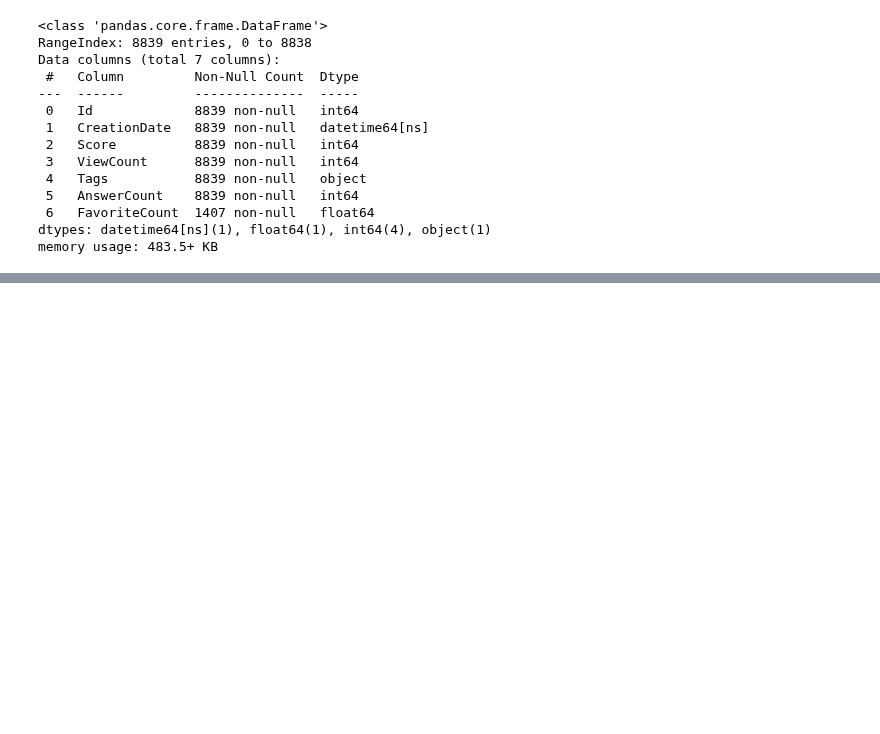
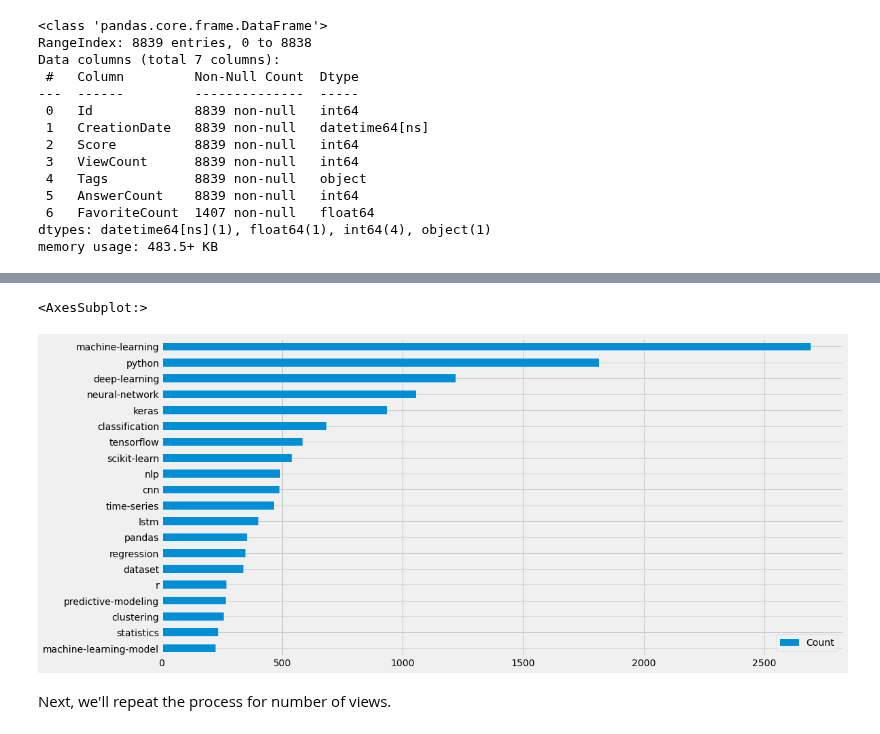
Before and after one commit to branBeckett/data-science-projects, a Jupyter notebook: data-science-questions/data-science-questions.ipynb, the cells around one changed output, grey strips where cells are left out. Drawn from its saved outputs; the diff is of its cells as text; code cells hidden in the pictures; blank space fills up the shorter version.

```diff
--- a/data-science-questions/data-science-questions.ipynb
+++ b/data-science-questions/data-science-questions.ipynb
@@ -46,0 +92,3 @@ The idea for this project comes from the [DATAQUEST](https://app.dataquest.io/)
+# %%
+questions['Tags'] = questions['Tags'].str.replace('^<|>$', '').str.split('><')
+questions.sample(5)
@@ -46,0 +106,14 @@ The idea for this project comes from the [DATAQUEST](https://app.dataquest.io/)
+# %%
+tag_count = dict()
+
+for tags in questions['Tags']:
+    for tag in tags:
+        if tag in tag_count:
+            tag_count[tag] += 1
+        else:
+            tag_count[tag] = 1
+# %%
+# Transforming tag_count into a dataframe
+tag_count = pd.DataFrame.from_dict(tag_count, orient='index')
+tag_count.rename(columns={0: 'Count'}, inplace=True)
+tag_count.head(10)
@@ -46,0 +132,4 @@ The idea for this project comes from the [DATAQUEST](https://app.dataquest.io/)
+# %%
+# Sort datafram by Count and visualize the top 20
+most_used = tag_count.sort_values(by='Count').tail(20)
+most_used
@@ -46,0 +154,8 @@ The idea for this project comes from the [DATAQUEST](https://app.dataquest.io/)
+# %%
+plt.style.use('fivethirtyeight')
+most_used.plot(kind='barh', figsize=(16,8))
+# %% [output]
+<AxesSubplot:>
+[figure, added]
+# %% [markdown]
+Next, we'll repeat the process for number of views.
```
Also changed, not shown: parts of 44 cells of this notebook.
